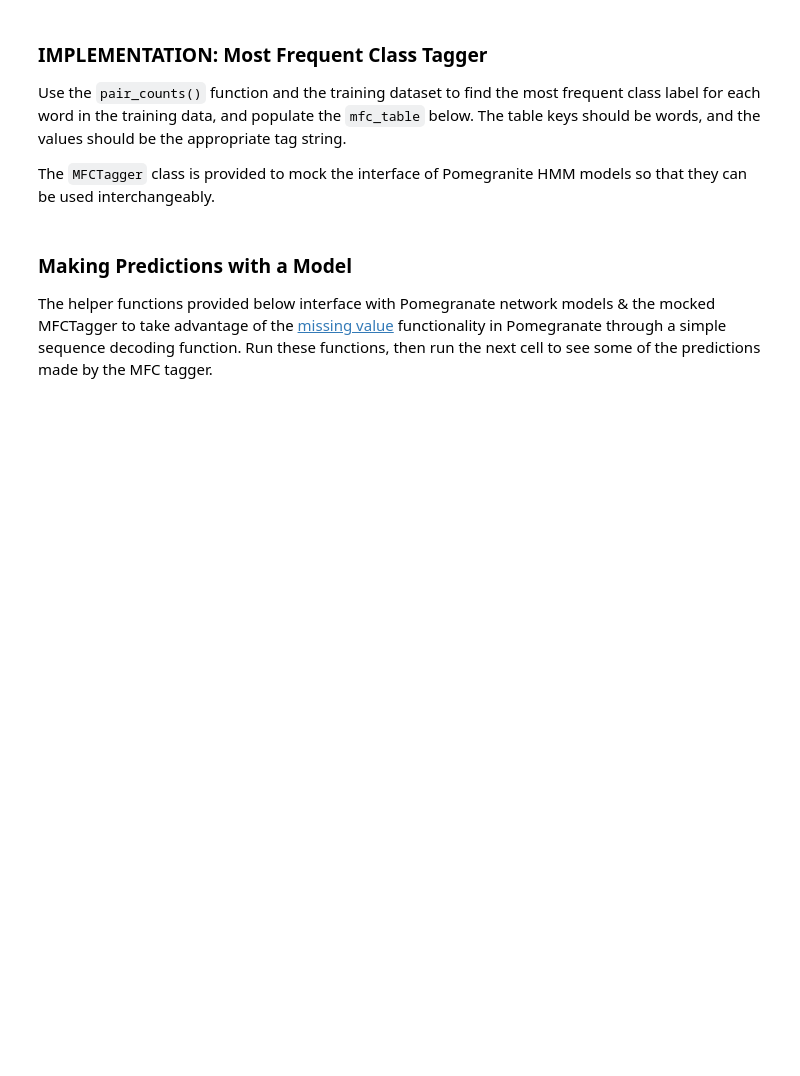
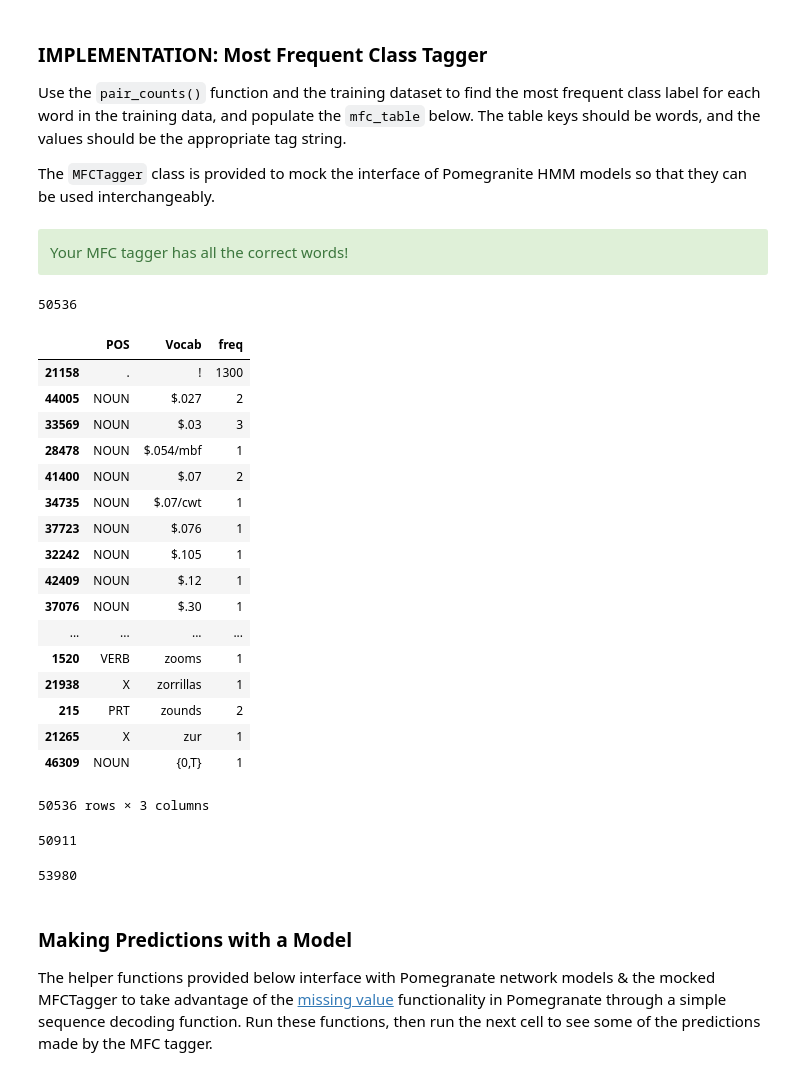
Before and after one commit to Rababalkhalifa/UDA_NLP, a Jupyter notebook: HMM Tagger.ipynb, the cells around one changed output. Cells and saved outputs as stored; diff of their text form; code cells hidden in the pictures; blank space fills up the shorter version.

```diff
--- a/HMM Tagger.ipynb
+++ b/HMM Tagger.ipynb
@@ -261,3 +243,3 @@ for tag in diction:
 # %%
-POS_Table = pd.DataFrame(columns=['POS','Vocab','freq'],data=tag_of_speech)
-POS_Table.head()
+# POS_Table = pd.DataFrame(columns=['POS','Vocab','freq'],data=tag_of_speech)
+# POS_Table.head()
@@ -293,10 +258,23 @@ def pair_counts(sequences_A, sequences_B):
     # get all the words and tags
     words = []
     tags = []
-    for i in range(len(data.X)):
-        for word, tag in zip(data.X[i],data.Y[i]):
+    for i in range(len(sequences_A)):
+#         print (len(sequences_A))
+        for word, tag in zip(sequences_A[i],sequences_B[i]):
             words.append(word)
             tags.append(tag)
+
+    ##dictionary of tag: word_set
+    diction = {}
+    uniqe_tags = set(tags)
+
+    for tag in uniqe_tags:
+        for i in range(len(words)):
+            if tags[i] == tag:
+                if tag in diction:
+                    diction[tag].append(words[i])
+                else:
+                    diction[tag]= [words[i]]
 
     #calculate frequency for each unique word and tag
     tag_of_speech = []
@@ -356,11 +334,11 @@ def pair_counts(sequences_A, sequences_B):
 
 #     # TODO: Finish this function
 # #     raise NotImplementedError
-    return dictionary_POS
+    return dictionary_POS, POS_Table
 
 
 # Calculate C(t_i, w_i)
-emission_counts = pair_counts( data.training_set.tagset , data.training_set.vocab) # TODO: YOUR CODE HERE)
+emission_counts , POS_Table = pair_counts( data.X,data.Y) # TODO: YOUR CODE HERE)
 
 assert len(emission_counts) == 12, \
        "Uh oh. There should be 12 tags in your dictionary."
@@ -397,9 +375,12 @@ class MFCTagger:
 # TODO: calculate the frequency of each tag being assigned to each word (hint: similar, but not
 # the same as the emission probabilities) and use it to fill the mfc_table
 
-word_counts = pair_counts(# TODO: YOUR CODE HERE)
+temp , word_counts = pair_counts(data.training_set.X,data.training_set.Y) # TODO: YOUR CODE HERE)
 
-mfc_table = # TODO: YOUR CODE HERE
+idx = word_counts.groupby(['Vocab'])['freq'].idxmax()
+MFC = word_counts.loc[idx]
+# MFC.set_index('Vocab',inplace=True)
+mfc_table = dict(zip(MFC.Vocab, MFC.POS)) # TODO: YOUR CODE HERE
 
 # DO NOT MODIFY BELOW THIS LINE
 mfc_model = MFCTagger(mfc_table) # Create a Most Frequent Class tagger instance
@@ -408,3 +389,5 @@ assert len(mfc_table) == len(data.training_set.vocab), ""
 assert all(k in data.training_set.vocab for k in mfc_table.keys()), ""
 assert sum(int(k not in mfc_table) for k in data.testing_set.vocab) == 5521, ""
 HTML('<div class="alert alert-block alert-success">Your MFC tagger has all the correct words!</div>')
+# %% [output]
+Your MFC tagger has all the correct words!
@@ -410,0 +396,4 @@ HTML('<div class="alert alert-block alert-success">Your MFC tagger has all the c
+# %%
+len(MFC[['POS']])
+# %% [output]
+50536
@@ -410,0 +402,32 @@ HTML('<div class="alert alert-block alert-success">Your MFC tagger has all the c
+# %%
+idx = word_counts.groupby(['Vocab'])['freq'].idxmax()
+word_counts.loc[idx]
+# %% [output]
+|  | POS | Vocab | freq |
+| 21158 | . | ! | 1300 |
+| 44005 | NOUN | $.027 | 2 |
+| 33569 | NOUN | $.03 | 3 |
+| 28478 | NOUN | $.054/mbf | 1 |
+| 41400 | NOUN | $.07 | 2 |
+| 34735 | NOUN | $.07/cwt | 1 |
+| 37723 | NOUN | $.076 | 1 |
+| 32242 | NOUN | $.105 | 1 |
+| 42409 | NOUN | $.12 | 1 |
+| 37076 | NOUN | $.30 | 1 |
+| ... | ... | ... | ... |
+| 1520 | VERB | zooms | 1 |
+| 21938 | X | zorrillas | 1 |
+| 215 | PRT | zounds | 2 |
+| 21265 | X | zur | 1 |
+| 46309 | NOUN | {0,T} | 1 |
+50536 rows × 3 columns
+# %%
+len(word_counts[word_counts['freq'] == word_counts.groupby(['Vocab'])['freq'].transform(max)])
+# %% [output]
+50911
+# %%
+# word_counts.groupby(['Vocab'], sort=False)['freq'].max()
+idx = word_counts.groupby(['Vocab'])['freq'].transform(max) == word_counts['freq']
+len(idx)
+# %% [output]
+53980
```
Also changed, not shown: parts of 21 cells of this notebook.
